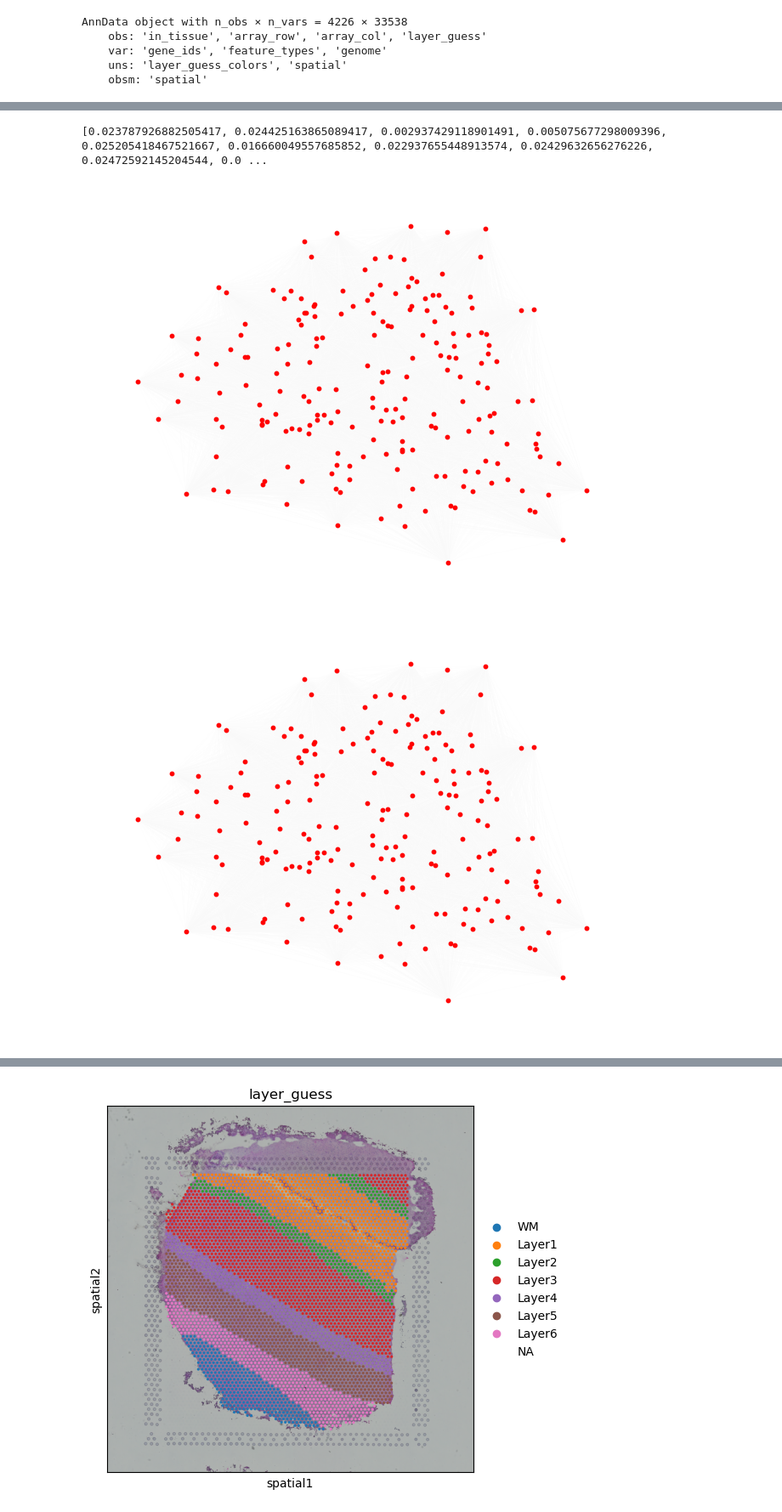
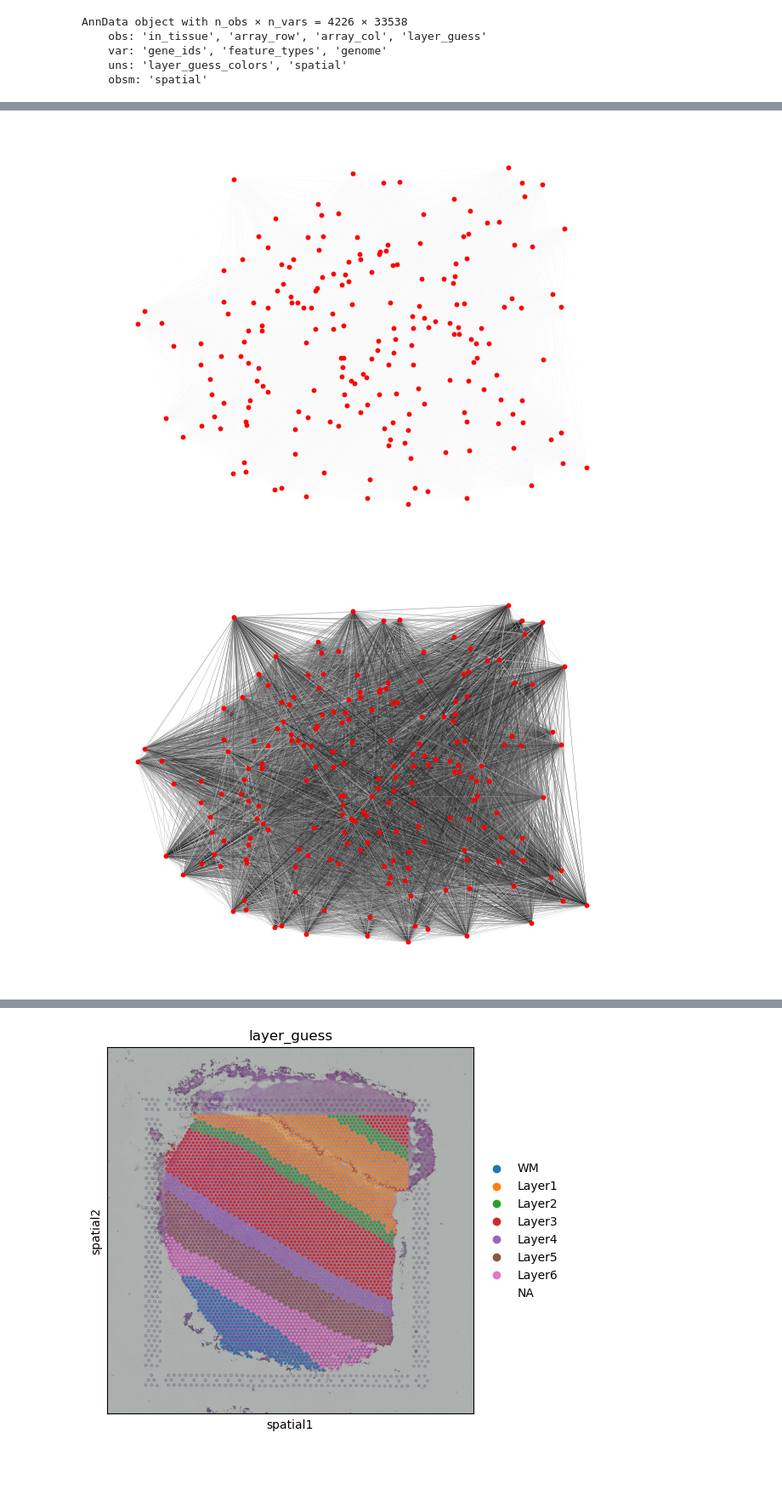
Before and after one commit to edgarfelizmenio/STGCNDBC, a Jupyter notebook: viz_test.ipynb, the cells around one changed output, grey strips where cells are left out. Shown at 85% size. Saved outputs shown, nothing was run; the diff lists cells and outputs as text; code cells hidden in the pictures; blank space fills up the shorter version.

Commit message:
initial model

```diff
--- a/viz_test.ipynb
+++ b/viz_test.ipynb
@@ -74,2 +34,5 @@ Graph(num_nodes=200, num_edges=39800,
+# %%
+init_pos = visualization.get_initial_dgl_graph_positions(subgraph)
+network = visualization.sample_networkx_from_dgl(subgraph)
 # %%
-pos = weighted_layout(network, init_pos=init_pos)
+pos = visualization.weighted_layout(network, init_pos=init_pos)
@@ -78,12 +39,5 @@ pos = weighted_layout(network, init_pos=init_pos)
-# %%
-network_weights = [d['w'].numpy().item() for u,v,d in network.edges(data=True)]
-minw, maxw = min(network_weights), max(network_weights)
-rangew = maxw - minw
-print(network_weights)
-print(minw, maxw)
-print((minw-minw)/rangew - 0.5, (maxw-minw)/rangew - 0.5)
-# %% [output]
-[0.023787926882505417, 0.024425163865089417, 0.002937429118901491, 0.005075677298009396, 0.025205418467521667, 0.016660049557685852, 0.022937655448913574, 0.02429632656276226, 0.02472592145204544, 0.0 ...
+# %%
+network_weights, minw, maxw, rangew = visualization.get_network_weights(network)
 # %%
 # network_weights
 # %%
@@ -94,10 +48,10 @@ nx.draw(network, pos=subgraph.ndata['coords'].numpy(), node_size=10, width=0.3,
 # nx.draw_networkx_labels(network, pos=subgraph.ndata['coords'].numpy())
 # nx.draw_networkx_edge_labels(network, pos=subgraph.ndata['coords'].numpy(), edge_labels=labels, label_pos=0.5)
 # %% [output]
-[figure, old version]
+[figure, new version]
 # %%
-nx.draw(network, pos=pos, node_size=10, width=0.3, node_color='red', edge_color=network_weights, edge_vmin=0, edge_vmax=1,  edge_cmap=plt.cm.gist_yarg)
+nx.draw(network, pos=pos, node_size=10, width=0.3, node_color='red', edge_color=network_weights, edge_vmin=minw, edge_vmax=maxw,  edge_cmap=plt.cm.gist_yarg)
 # nx.draw_networkx_labels(network, pos=subgraph.ndata['coords'].numpy())
 # %% [output]
-[figure, old version]
+[figure, new version]
 # %%
```
Also changed, not shown: parts of 7 cells of this notebook, 5 other files.
